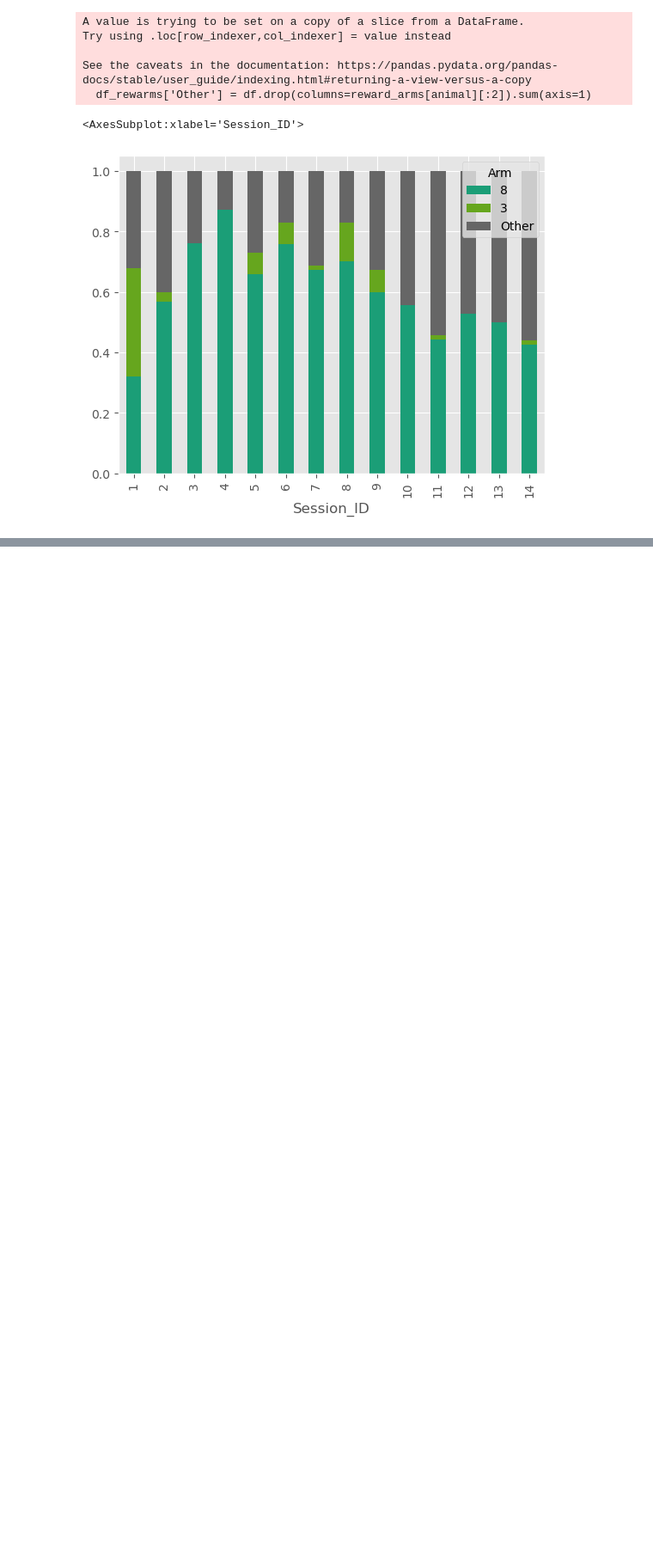
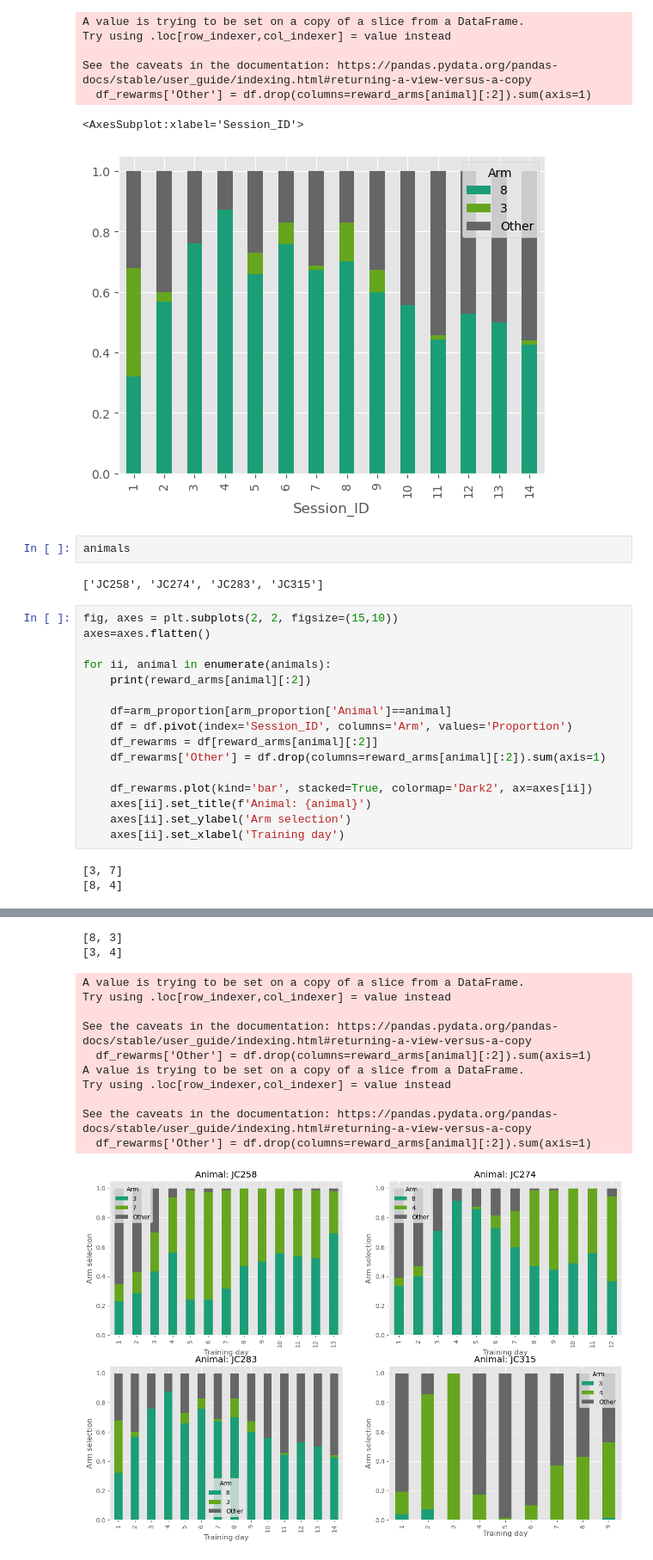
Before and after one commit to acumpelik/mPFC-analysis, a Jupyter notebook: analyzeBehavior.ipynb, the cells around one changed output, grey strips where cells are left out. Shown at 86% size. Drawn from its saved outputs; the diff is of its cells as text; blank space fills up the shorter version.

Commit message:
fixed merge conflicts and added arm selection figure with 4 subplots for all animals

```diff
--- a/analyzeBehavior.ipynb
+++ b/analyzeBehavior.ipynb
@@ -332,3 +332,26 @@ See the caveats in the documentation: https://pandas.pydata.org/pandas-docs/stab
   df_rewarms['Other'] = df.drop(columns=reward_arms[animal][:2]).sum(axis=1)
 <AxesSubplot:xlabel='Session_ID'>
 [figure]
+# %%
+animals
+# %% [output]
+['JC258', 'JC274', 'JC283', 'JC315']
+# %%
+fig, axes = plt.subplots(2, 2, figsize=(15,10))
+axes=axes.flatten()
+
+for ii, animal in enumerate(animals):
+    print(reward_arms[animal][:2])
+
+    df=arm_proportion[arm_proportion['Animal']==animal]
+    df = df.pivot(index='Session_ID', columns='Arm', values='Proportion')
+    df_rewarms = df[reward_arms[animal][:2]]
+    df_rewarms['Other'] = df.drop(columns=reward_arms[animal][:2]).sum(axis=1)
+
+    df_rewarms.plot(kind='bar', stacked=True, colormap='Dark2', ax=axes[ii])
+    axes[ii].set_title(f'Animal: {animal}')
+    axes[ii].set_ylabel('Arm selection')
+    axes[ii].set_xlabel('Training day')
+# %% [output]
+[3, 7]
+[8, 4]
@@ -334,0 +368,13 @@ See the caveats in the documentation: https://pandas.pydata.org/pandas-docs/stab
+[8, 3]
+[3, 4]
+A value is trying to be set on a copy of a slice from a DataFrame.
+Try using .loc[row_indexer,col_indexer] = value instead
+
+See the caveats in the documentation: https://pandas.pydata.org/pandas-docs/stable/user_guide/indexing.html#returning-a-view-versus-a-copy
+  df_rewarms['Other'] = df.drop(columns=reward_arms[animal][:2]).sum(axis=1)
+A value is trying to be set on a copy of a slice from a DataFrame.
+Try using .loc[row_indexer,col_indexer] = value instead
+
+See the caveats in the documentation: https://pandas.pydata.org/pandas-docs/stable/user_guide/indexing.html#returning-a-view-versus-a-copy
+  df_rewarms['Other'] = df.drop(columns=reward_arms[animal][:2]).sum(axis=1)
+[figure, added]
```
Also changed, not shown: parts of 1 cell of this notebook, 1 other file.
